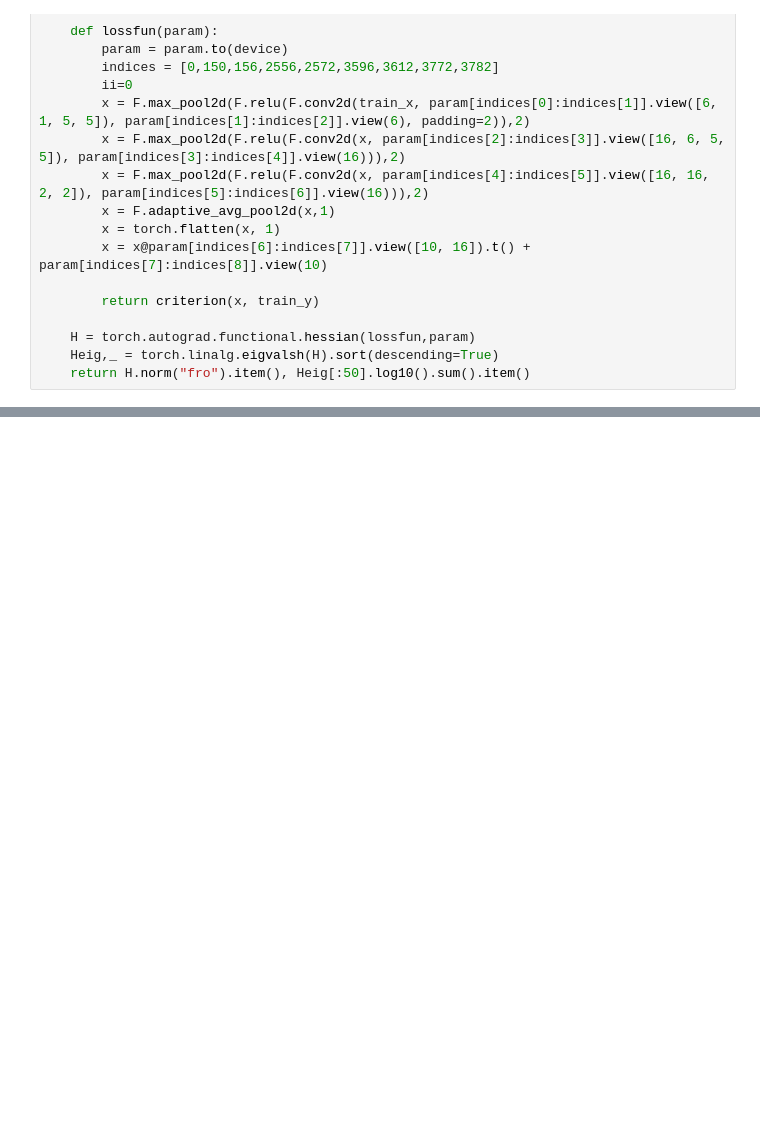
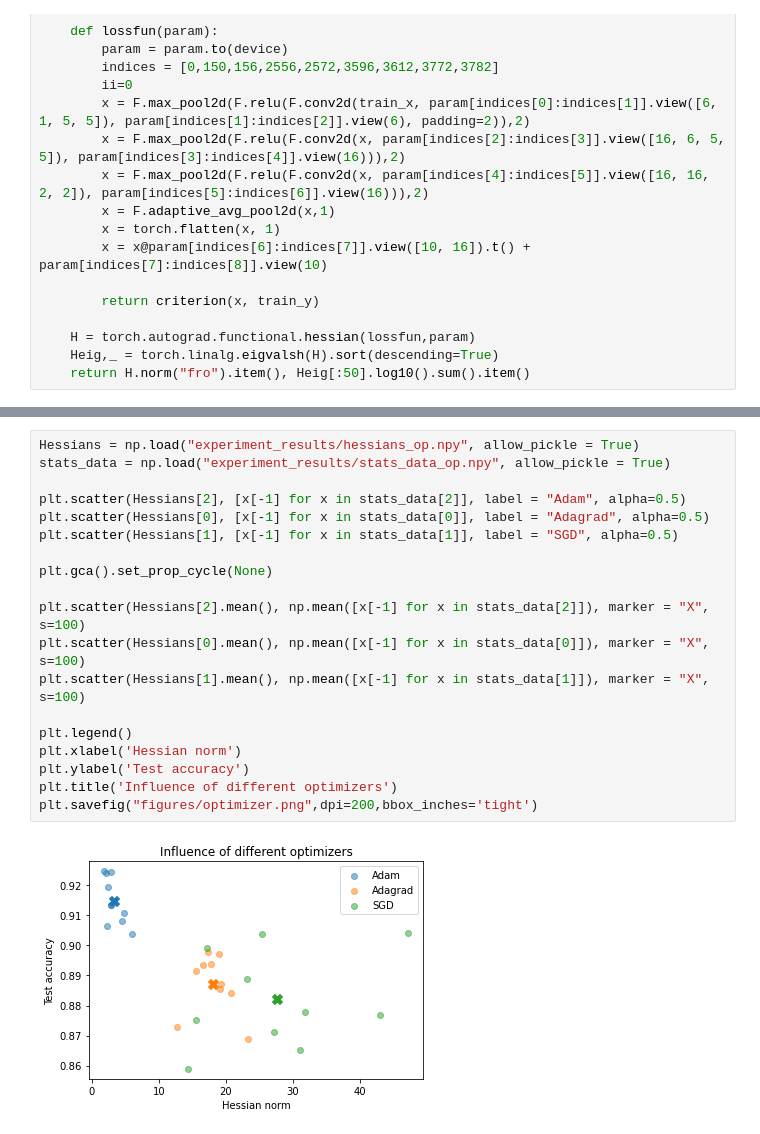
Before and after one commit to xiaotiansu/OptML_SB, a Jupyter notebook: test_smalldata.ipynb, the cells around one changed output, grey strips where cells are left out. Saved outputs shown, nothing was run; the diff lists cells and outputs as text; blank space fills up the shorter version.

```diff
--- a/test_smalldata.ipynb
+++ b/test_smalldata.ipynb
@@ -184,0 +465,21 @@ def H_eig(my_model):
+# %%
+Hessians = np.load("experiment_results/hessians_op.npy", allow_pickle = True)
+stats_data = np.load("experiment_results/stats_data_op.npy", allow_pickle = True)
+
+plt.scatter(Hessians[2], [x[-1] for x in stats_data[2]], label = "Adam", alpha=0.5)
+plt.scatter(Hessians[0], [x[-1] for x in stats_data[0]], label = "Adagrad", alpha=0.5)
+plt.scatter(Hessians[1], [x[-1] for x in stats_data[1]], label = "SGD", alpha=0.5)
+
+plt.gca().set_prop_cycle(None)
+
+plt.scatter(Hessians[2].mean(), np.mean([x[-1] for x in stats_data[2]]), marker = "X", s=100)
+plt.scatter(Hessians[0].mean(), np.mean([x[-1] for x in stats_data[0]]), marker = "X", s=100)
+plt.scatter(Hessians[1].mean(), np.mean([x[-1] for x in stats_data[1]]), marker = "X", s=100)
+
+plt.legend()
+plt.xlabel('Hessian norm')
+plt.ylabel('Test accuracy')
+plt.title('Influence of different optimizers')
+plt.savefig("figures/optimizer.png",dpi=200,bbox_inches='tight')
+# %% [output]
+[figure, added]
```
Also changed, not shown: parts of 19 cells of this notebook, 5 other files.
